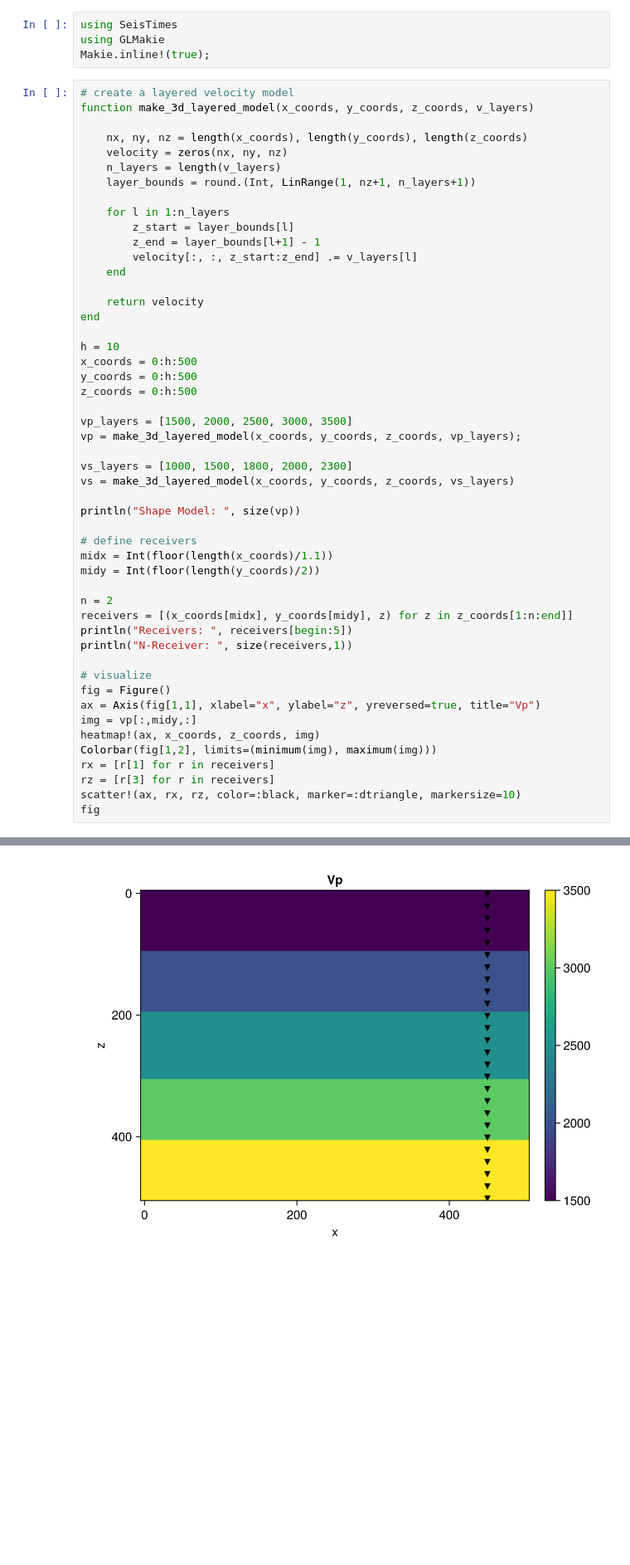
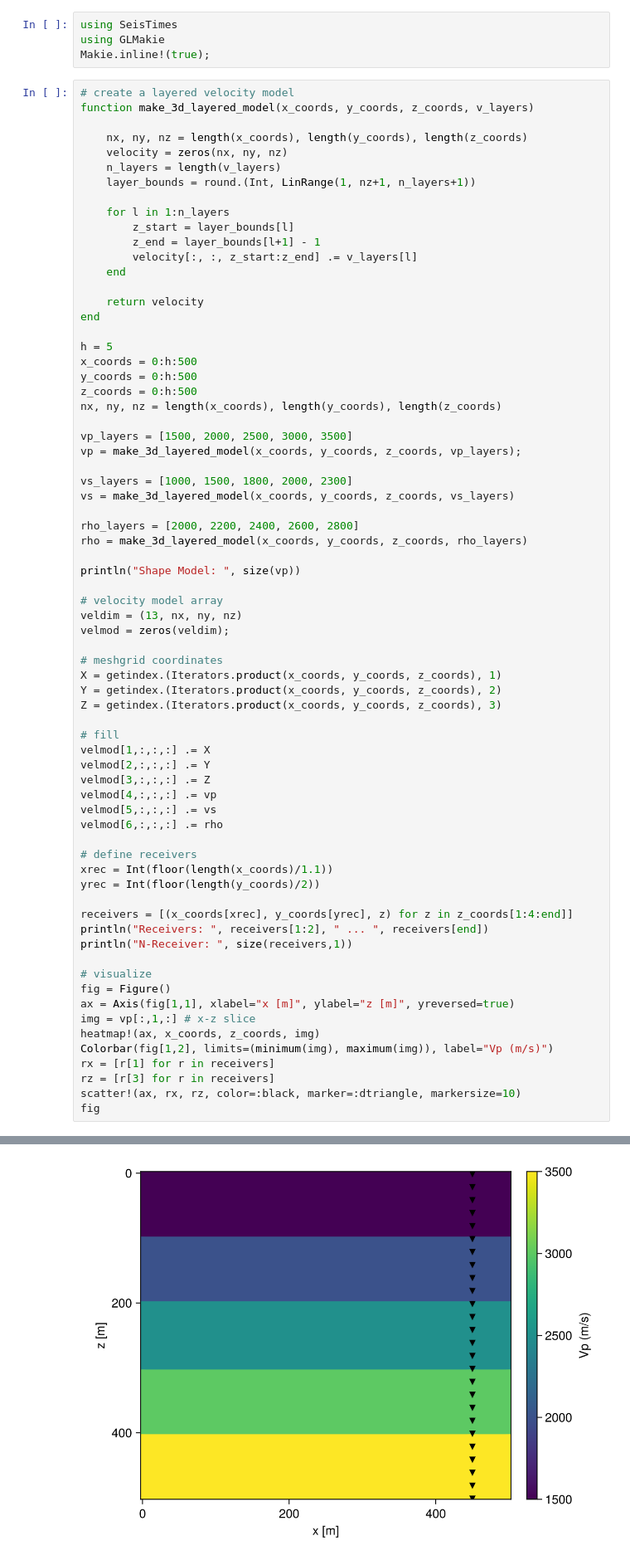
Before and after one commit to wtegtow/SeisTimes.jl, a Jupyter notebook: examples/tt_grid.ipynb, the cells around one changed output, grey strips where cells are left out. Shown at 83% size. Cells and saved outputs as stored; diff of their text form; blank space fills up the shorter version.

```diff
--- a/examples/tt_grid.ipynb
+++ b/examples/tt_grid.ipynb
@@ -24,10 +24,11 @@ function make_3d_layered_model(x_coords, y_coords, z_coords, v_layers)
     return velocity
 end
 
-h = 10
+h = 5
 x_coords = 0:h:500
 y_coords = 0:h:500
 z_coords = 0:h:500
+nx, ny, nz = length(x_coords), length(y_coords), length(z_coords)
 
 vp_layers = [1500, 2000, 2500, 3000, 3500]
 vp = make_3d_layered_model(x_coords, y_coords, z_coords, vp_layers);
@@ -35,23 +36,42 @@ vp = make_3d_layered_model(x_coords, y_coords, z_coords, vp_layers);
 vs_layers = [1000, 1500, 1800, 2000, 2300]
 vs = make_3d_layered_model(x_coords, y_coords, z_coords, vs_layers)
 
+rho_layers = [2000, 2200, 2400, 2600, 2800]
+rho = make_3d_layered_model(x_coords, y_coords, z_coords, rho_layers)
+
 println("Shape Model: ", size(vp))
 
+# velocity model array
+veldim = (13, nx, ny, nz)
+velmod = zeros(veldim);
+
+# meshgrid coordinates
+X = getindex.(Iterators.product(x_coords, y_coords, z_coords), 1)
+Y = getindex.(Iterators.product(x_coords, y_coords, z_coords), 2)
+Z = getindex.(Iterators.product(x_coords, y_coords, z_coords), 3)
+
+# fill
+velmod[1,:,:,:] .= X
+velmod[2,:,:,:] .= Y
+velmod[3,:,:,:] .= Z
+velmod[4,:,:,:] .= vp
+velmod[5,:,:,:] .= vs
+velmod[6,:,:,:] .= rho
+
 # define receivers
-midx = Int(floor(length(x_coords)/1.1))
-midy = Int(floor(length(y_coords)/2))
+xrec = Int(floor(length(x_coords)/1.1))
+yrec = Int(floor(length(y_coords)/2))
 
-n = 2
-receivers = [(x_coords[midx], y_coords[midy], z) for z in z_coords[1:n:end]]
-println("Receivers: ", receivers[begin:5])
+receivers = [(x_coords[xrec], y_coords[yrec], z) for z in z_coords[1:4:end]]
+println("Receivers: ", receivers[1:2], " ... ", receivers[end])
 println("N-Receiver: ", size(receivers,1))
 
 # visualize
 fig = Figure()
-ax = Axis(fig[1,1], xlabel="x", ylabel="z", yreversed=true, title="Vp")
-img = vp[:,midy,:]
+ax = Axis(fig[1,1], xlabel="x [m]", ylabel="z [m]", yreversed=true)
+img = vp[:,1,:] # x-z slice
 heatmap!(ax, x_coords, z_coords, img)
-Colorbar(fig[1,2], limits=(minimum(img), maximum(img)))
+Colorbar(fig[1,2], limits=(minimum(img), maximum(img)), label="Vp (m/s)")
 rx = [r[1] for r in receivers]
 rz = [r[3] for r in receivers]
 scatter!(ax, rx, rz, color=:black, marker=:dtriangle, markersize=10)
@@ -62,2 +82,2 @@ Receivers: [(450, 240, 0), (450, 240, 20), (450, 240, 40), (450, 240, 60), (450,
 N-Receiver: 26
-[figure, old version]
+[figure, new version]
```
Also changed, not shown: parts of 7 cells of this notebook, 10 other files.
